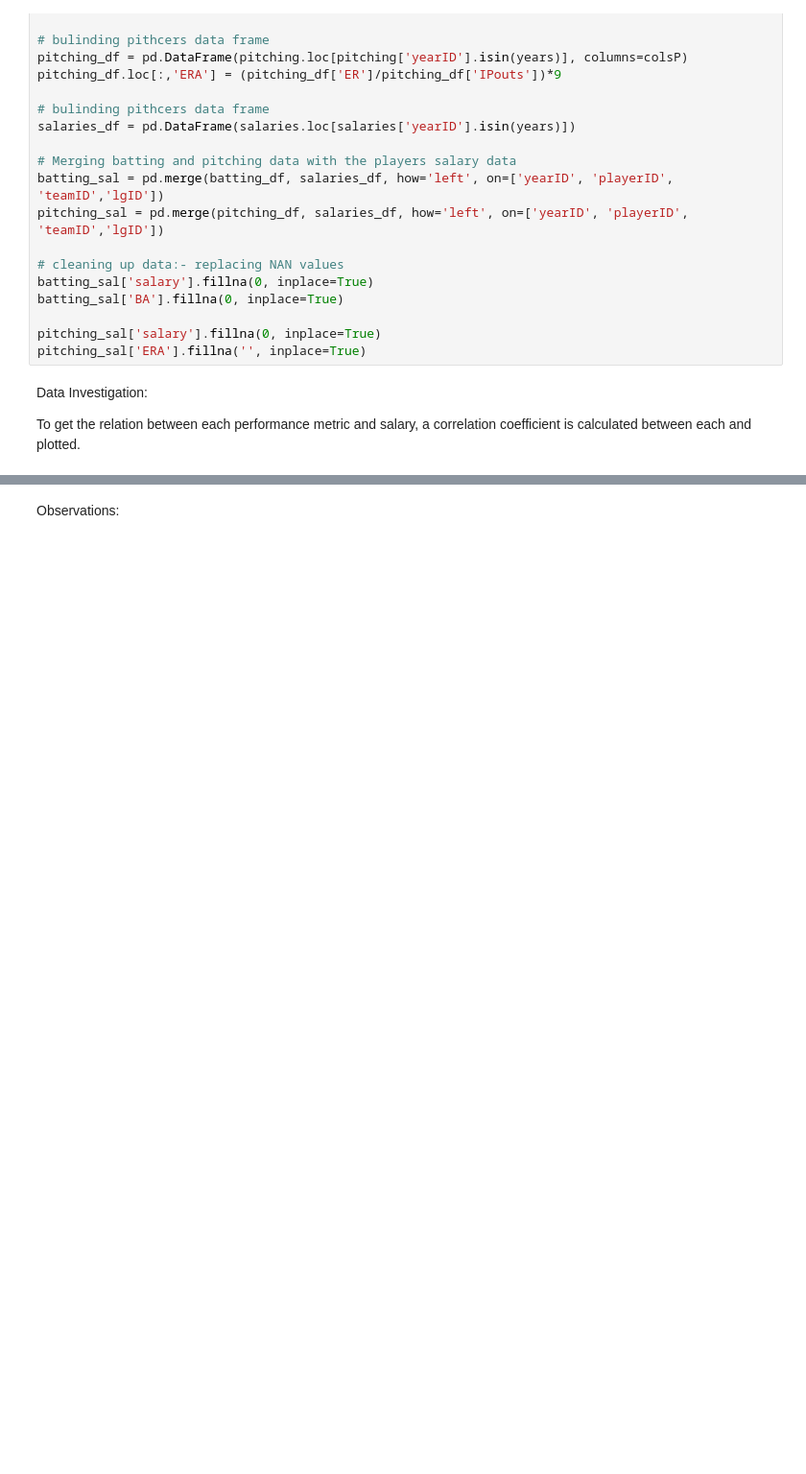
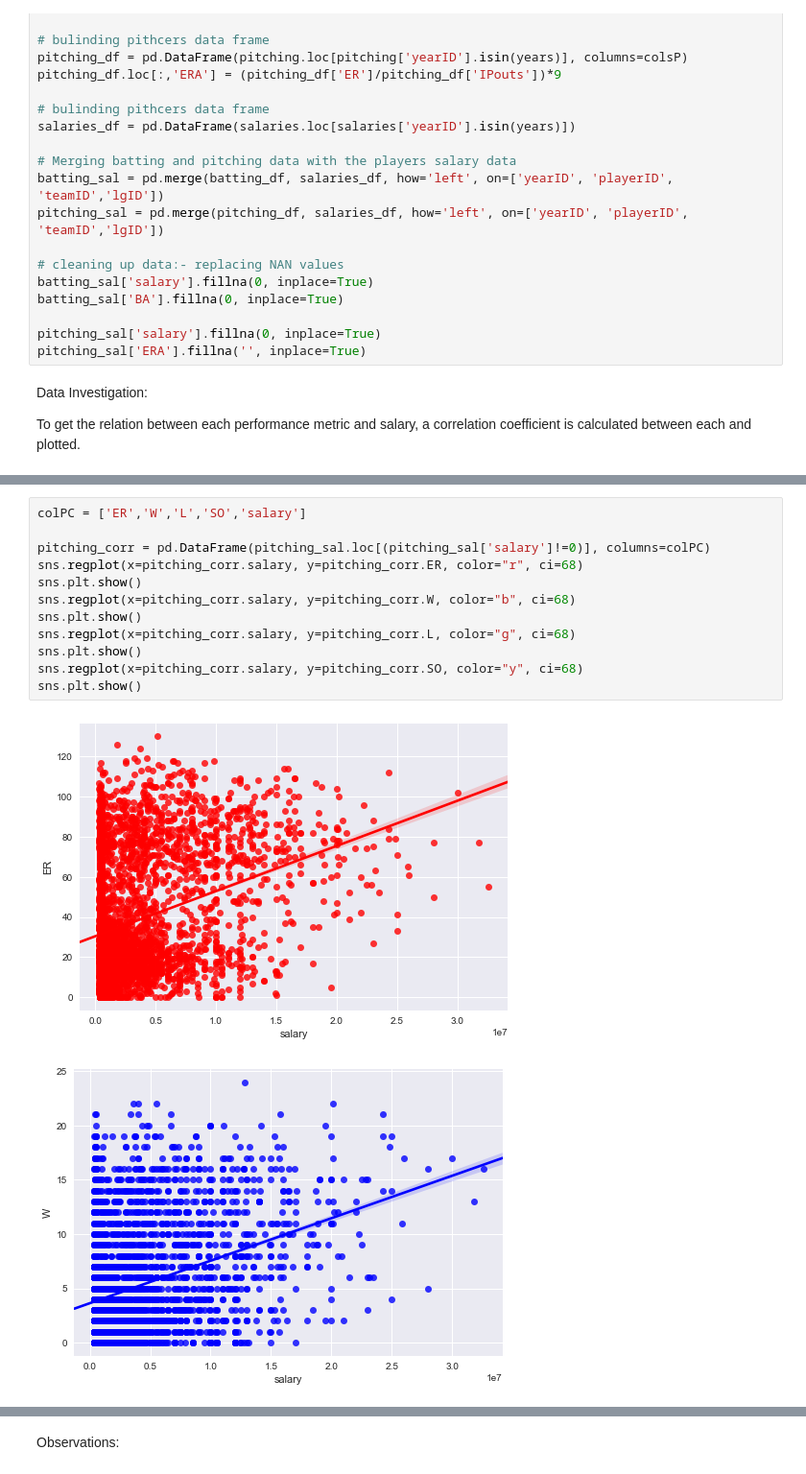
Before and after one commit to maitrayeerb/Baseball-Analysis, a Jupyter notebook: Baseball_Analysis.ipynb, the cells around one changed output, grey strips where cells are left out. Shown at 96% size. Saved outputs shown, nothing was run; the diff lists cells and outputs as text; blank space fills up the shorter version.

```diff
--- a/Baseball_Analysis.ipynb
+++ b/Baseball_Analysis.ipynb
@@ -103,0 +88,15 @@ batting_corr.plot.scatter(x='H', y='salary');
+# %%
+colPC = ['ER','W','L','SO','salary']
+
+pitching_corr = pd.DataFrame(pitching_sal.loc[(pitching_sal['salary']!=0)], columns=colPC)
+sns.regplot(x=pitching_corr.salary, y=pitching_corr.ER, color="r", ci=68)
+sns.plt.show()
+sns.regplot(x=pitching_corr.salary, y=pitching_corr.W, color="b", ci=68)
+sns.plt.show()
+sns.regplot(x=pitching_corr.salary, y=pitching_corr.L, color="g", ci=68)
+sns.plt.show()
+sns.regplot(x=pitching_corr.salary, y=pitching_corr.SO, color="y", ci=68)
+sns.plt.show()
+# %% [output]
+[figure, added]
+[figure, added]
```
Also changed, not shown: parts of 4 cells of this notebook.
